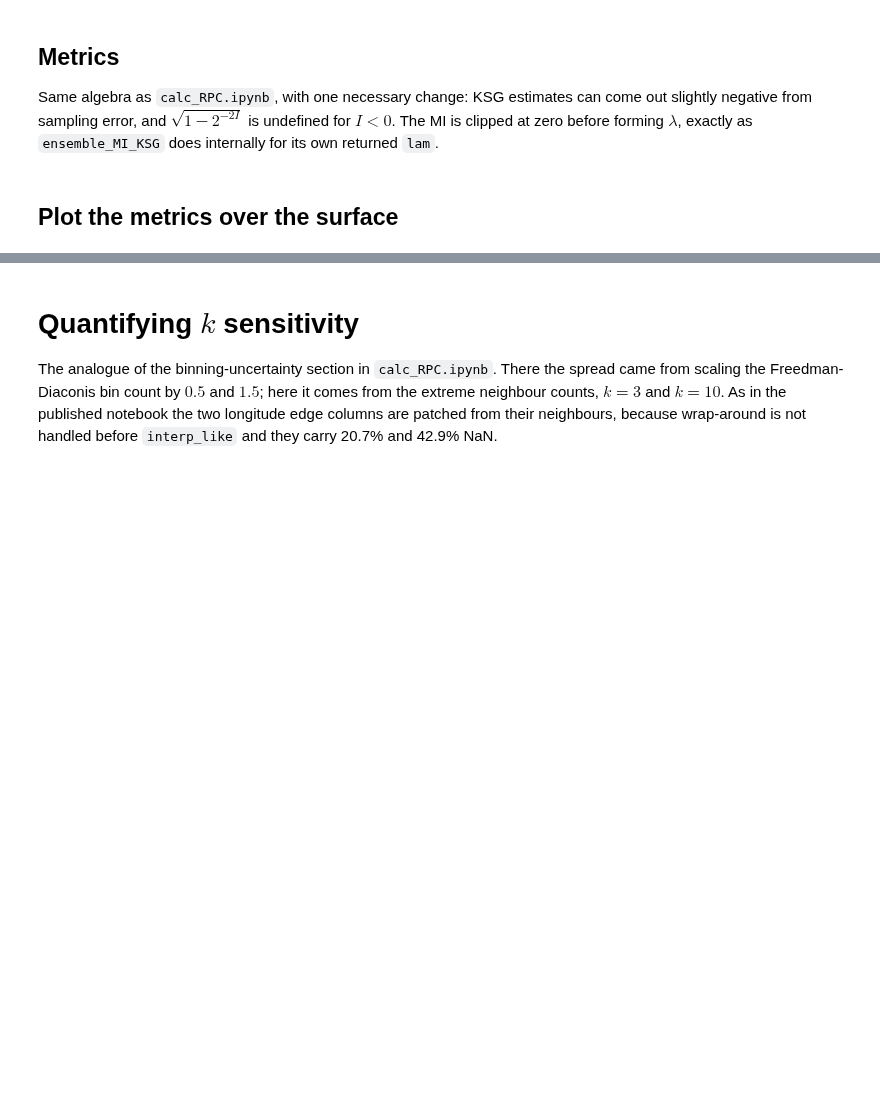
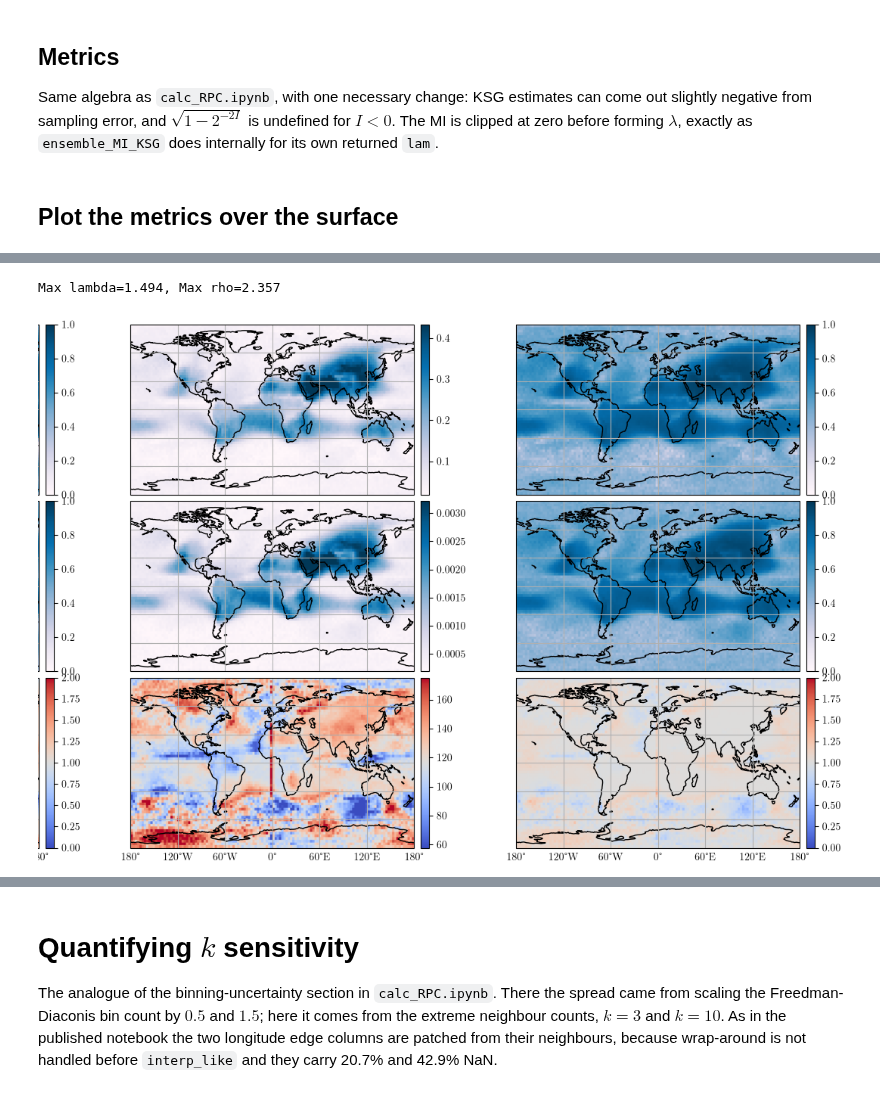
Before and after one commit to jaspercjp/information-snp, a Jupyter notebook: notebooks/calc_RPC_KSG.ipynb, the cells around one changed output, grey strips where cells are left out. Saved outputs shown, nothing was run; the diff lists cells and outputs as text; code cells hidden in the pictures; blank space fills up the shorter version.

```diff
--- a/notebooks/calc_RPC_KSG.ipynb
+++ b/notebooks/calc_RPC_KSG.ipynb
@@ -520,3 +577,80 @@ Max lambda=1.494, Max rho=2.357
+# %%
+# layout='constrained' is needed once each panel carries its own colorbar -- without a
+# layout engine the per-panel colorbars push the first column off the canvas. (Note this is
+# the constrained engine, NOT tight_layout, which clashes with labelled cartopy gridlines.)
+fig, axs = plt.subplots(3,3, subplot_kw=dict(projection=ccrs.PlateCarree()),
+                        figsize=(15,7), layout='constrained')
+_asp = 1.2
+cmap = plt.colormaps['PuBu']
+cmap2 = plt.colormaps['coolwarm']
+PLOT_KWARGS = {"aspect": _asp,
+               "origin":"lower",
+               "extent":(0, 360, -90, 90),
+               "cmap":cmap,
+               "transform":ccrs.PlateCarree()
+               }
+
+PLOT_KWARGS2 = {"aspect": _asp,
+               "origin":"lower",
+               "extent":(0, 360, -90, 90),
+               "cmap":cmap2,
+               "transform":ccrs.PlateCarree()
+               }
+
+CBAR_KWARGS = {'fraction':0.030, 'pad':0.02}
+# Every panel gets its own colorbar. The published version shared one colour scale per row,
+# which worked when all three metrics were bounded by 1; it no longer does, because H_f is a
+# 49-dimensional differential entropy and so gamma_m ~ 1e-3 while gamma ~ 1e2. rho and
+# lambda keep the published fixed ranges (0-1, and 0-2 for the ratio); the gamma column is
+# scaled to its own 1st-99th percentile rather than saturating to a solid block.
+_n01, _n02 = Normalize(0, 1), Normalize(0, 2)
+
+
+def _panel(ax, field, cmap_, norm):
+    kw = {**PLOT_KWARGS, 'cmap': cmap_}
+    _im = ax.imshow(field, norm=norm, **kw)
+    fig.colorbar(_im, ax=ax, **CBAR_KWARGS)
+
+
+def _pnorm(field):
+    return Normalize(np.nanpercentile(field, 1), np.nanpercentile(field, 99))
+
+
+_panel(axs[0,0], rho_o, cmap, _n01)
+_panel(axs[0,1], gam_o[1], cmap, _pnorm(gam_o[1]))
+_panel(axs[0,2], lam_o[1], cmap, _n01)
+
+_panel(axs[1,0], rho_m, cmap, _n01)
+_panel(axs[1,1], gam_m[1], cmap, _pnorm(gam_m[1]))
+_panel(axs[1,2], lam_m[1], cmap, _n01)
+
+_panel(axs[2,0], rho, cmap2, _n02)
+_panel(axs[2,1], gam[1], cmap2, _pnorm(gam[1]))
+_panel(axs[2,2], lam[1], cmap2, _n02)
+
+print(f"Max lambda={np.round(np.nanmax(lam),3)}, Max rho={np.round(np.nanmax(rho),3)}")
+
+PLOT_TITLES = np.array([
+    [r"(a) $\rho_o$", r"(b) $\gamma_o$", r"(c) $\lambda_o$"],
+    [r"(d) $\rho_m$", r"(e) $\gamma_m$", r"(f) $\lambda_m$"],
+    [r"(g) $\rho$", r"(h) $\gamma$", r"(i) $\lambda$"]
+])
+m,n = axs.shape
+for i in range(m):
+    for j in range(n):
+        axs[i,j].coastlines()
+        gl = axs[i,j].gridlines(draw_labels=True)
+        gl.top_labels = False
+        gl.right_labels = False
+        if j>=1:
+            gl.left_labels=False
+        if i<=1:
+            gl.bottom_labels=False
+
+        axs[i,j].set_title(PLOT_TITLES[i,j])
+# %% [output]
+Max lambda=1.494, Max rho=2.357
+[figure, added]
 # %%
 print("GAM_O AND GAM_M")
 print("MAX:", np.nanmax(gam_o[1].flatten()), np.nanmax(gam_m[1].flatten()))
```
Also changed, not shown: parts of 17 cells of this notebook.
